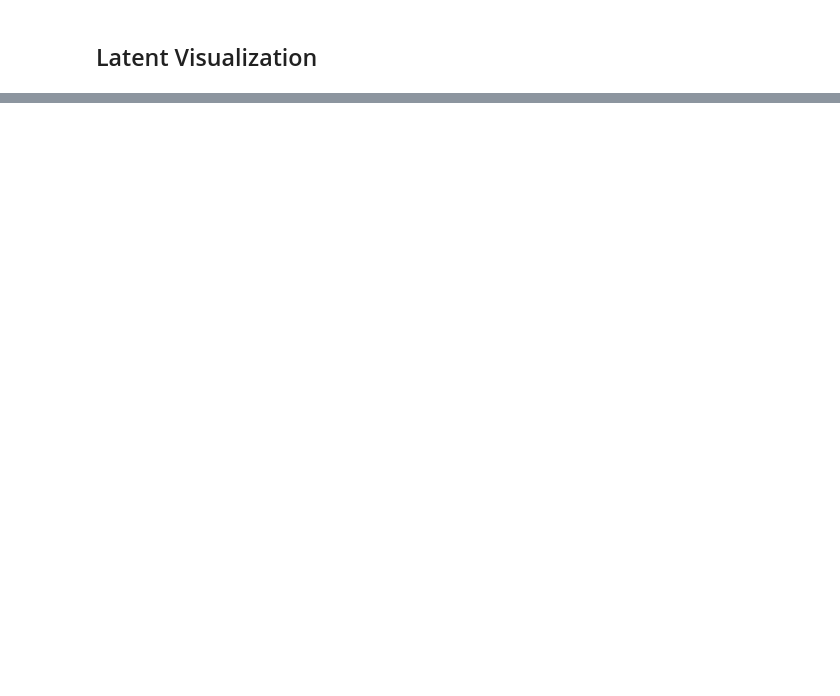
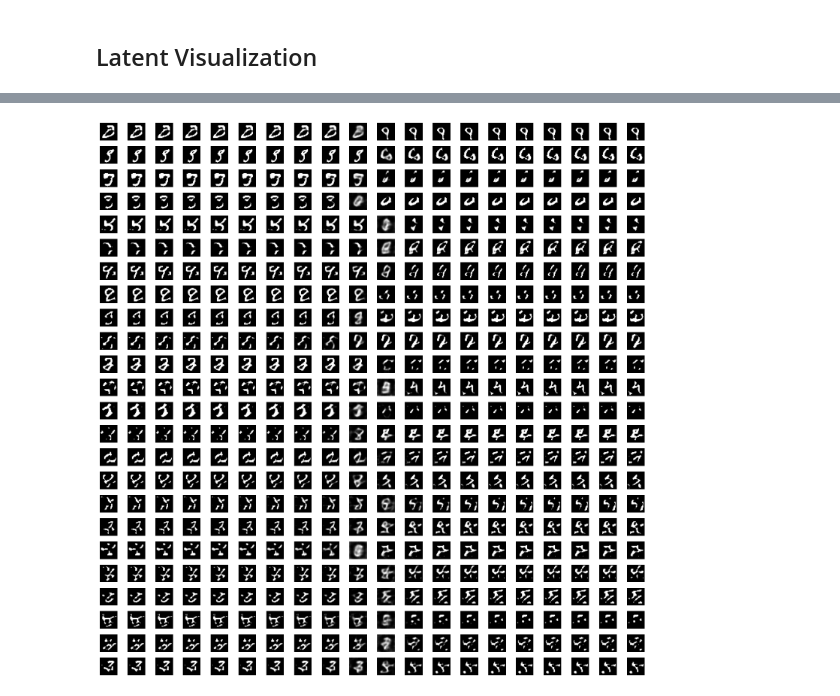
Before and after one commit to ClarysseArthur/VUB-MT-Development, a Jupyter notebook: Models/GenRKM-MNIST/model.ipynb, the cells around one changed output, grey strips where cells are left out. Saved outputs shown, nothing was run; the diff lists cells and outputs as text; code cells hidden in the pictures; blank space fills up the shorter version.

```diff
--- a/Models/GenRKM-MNIST/model.ipynb
+++ b/Models/GenRKM-MNIST/model.ipynb
@@ -45,8 +44,6 @@ xtrain, xtest, ipVec_dim, nChannels = get_mnist_dataloader(args=opt)
 ct = time.strftime("%Y%m%d-%H%M")
 dirs = create_dirs(ct=ct)
 dirs.create()
-
-writer = SummaryWriter(log_dir=f"runs/genrkm_{ct}")
 # %%
 def kPCA(X, Y, eps=1e-6):
     a = X @ X.T + Y @ Y.T
@@ -344,0 +376,23 @@ fig.show()
+# %%
+dim1 = 0
+dim2 = 1
+n_steps = 20
+
+fig, axes = plt.subplots(n_steps, n_steps, figsize=(15, 15))
+
+walk_dim1 = torch.linspace(C[:, dim1].min(), C[:, dim1].max(), steps=n_steps).to(opt.device)
+walk_dim2 = torch.linspace(C[:, dim2].min(), C[:, dim2].max(), steps=n_steps).to(opt.device)
+
+with torch.no_grad():
+    for row in range(n_steps):
+        for col in range(n_steps):
+            z_walk = torch.zeros(1, opt.h_dim, device=opt.device).double()  # Start with a zero vector
+            z_walk[0, dim1] = walk_dim1[col]   # columns
+            z_walk[0, dim2] = walk_dim2[row]   # rows
+
+            x_tilde_walk = net3(torch.mm(z_walk, U.t()))
+            axes[row, col].imshow(x_tilde_walk[0].cpu().numpy().reshape(28, 28), cmap='gray')
+            axes[row, col].axis('off')
+
+plt.tight_layout()
+plt.show()
@@ -344,0 +401,21 @@ fig.show()
+# %%
+fig, axes = plt.subplots(opt.h_dim, n_steps, figsize=(15, 15))
+
+with torch.no_grad():
+    for dim in range(opt.h_dim):
+        walk_dim = torch.linspace(C[:, dim].min(), C[:, dim].max(), steps=n_steps).to(opt.device)
+
+        for step in range(n_steps):
+            z_base = torch.tensor(C.mean(axis=0), device=opt.device).unsqueeze(0).double()
+            z_walk = z_base.clone()
+            z_walk[0, dim] = walk_dim[step]
+
+            x_tilde_walk = net3(torch.mm(z_walk, U.t()))
+
+            axes[dim, step].imshow(x_tilde_walk[0].cpu().numpy().reshape(28, 28), cmap='gray')
+            axes[dim, step].axis('off')
+
+plt.tight_layout()
+plt.show()
+# %% [output]
+[figure, added]
```
Also changed, not shown: parts of 11 cells of this notebook, 15 other files.
